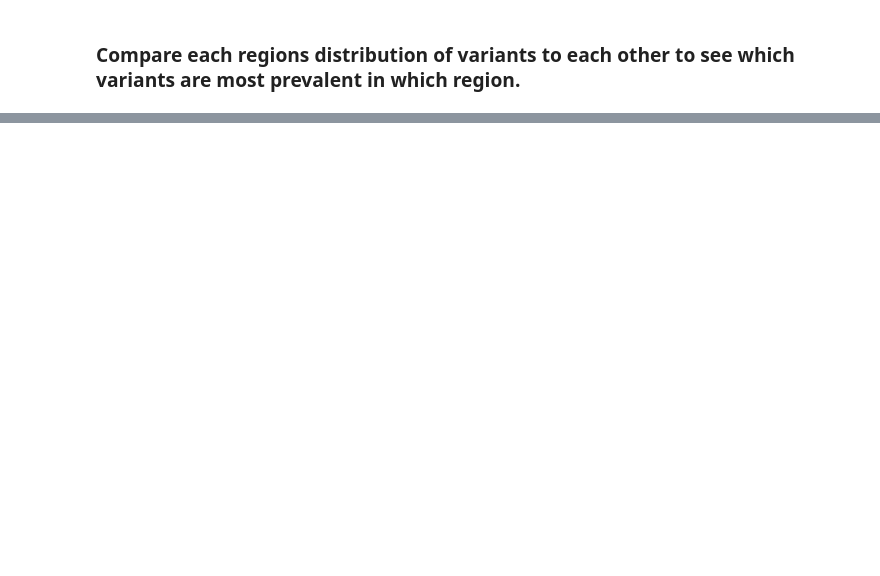
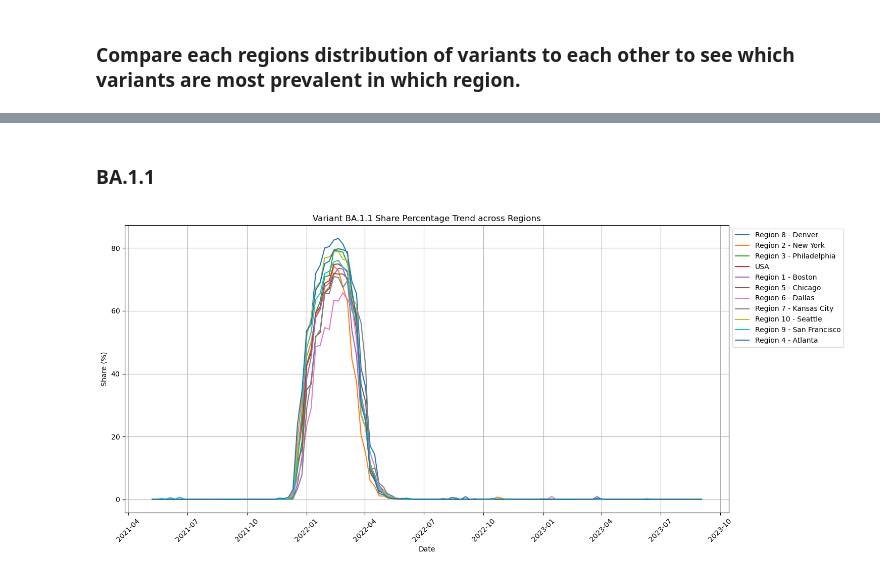
Before and after one commit to mcmonte95/Covid-Variant-Exploration-Project, a Jupyter notebook: main.ipynb, the cells around one changed output, grey strips where cells are left out. Cells and saved outputs as stored; diff of their text form; code cells hidden in the pictures; blank space fills up the shorter version.

```diff
--- a/main.ipynb
+++ b/main.ipynb
@@ -573,0 +428,28 @@ Region 7 - Kansas City breached the historical baseline on 2022-11-26
+# %% [markdown]
+### BA.1.1
+# %%
+# Extracting the Share (%) values for the variant 'BA.1.1'
+variant_data = grouped_data.xs('BA.1.1', level='variant')
+
+# Extracting unique regions
+regions = region_df['usa_or_hhsregion'].unique()
+
+plt.figure(figsize=(15, 7))
+
+# Loop through each region and plot the variant's trend
+for region in regions:
+    region_series = variant_data.xs(region, level='usa_or_hhsregion')
+    plt.plot(region_series.index, region_series.values, label=region)
+
+# Setting plot details
+plt.title(f'Variant BA.1.1 Share Percentage Trend across Regions')
+plt.xlabel('Date')
+plt.ylabel('Share (%)')
+plt.legend(loc="upper left", bbox_to_anchor=(1,1))  # Placing legend outside the plot for clarity
+plt.xticks(rotation=45)
+plt.grid(True)
+
+plt.tight_layout()
+plt.show()
+# %% [output]
+[figure, added]
```
Also changed, not shown: parts of 40 cells of this notebook, 4 other files.
